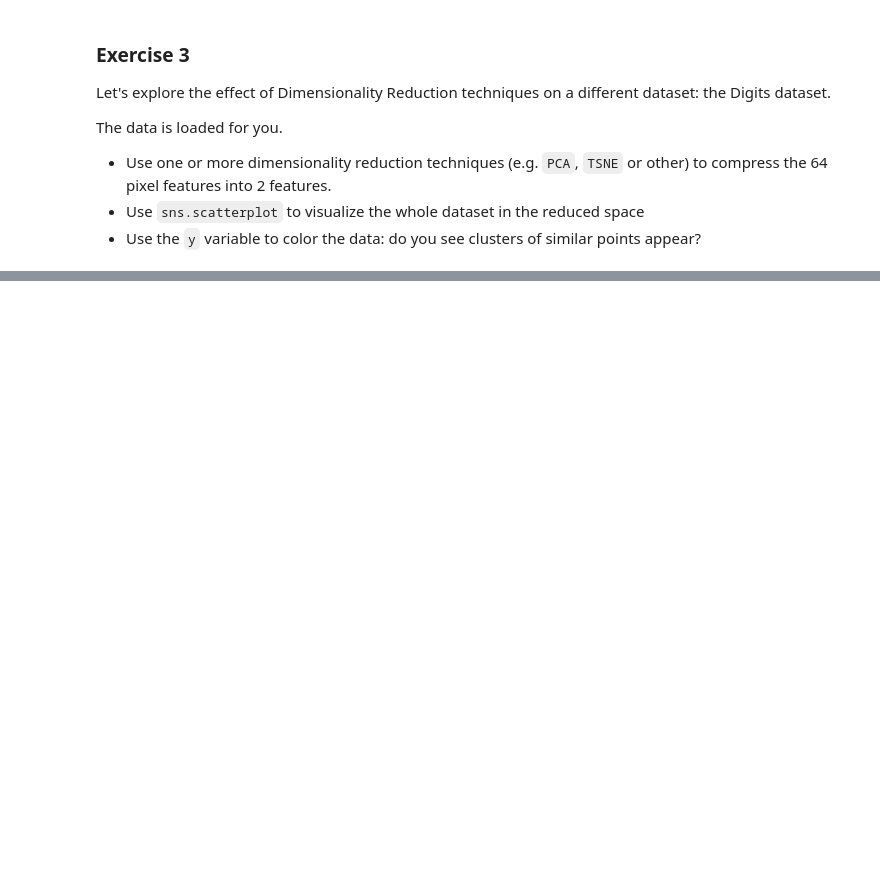
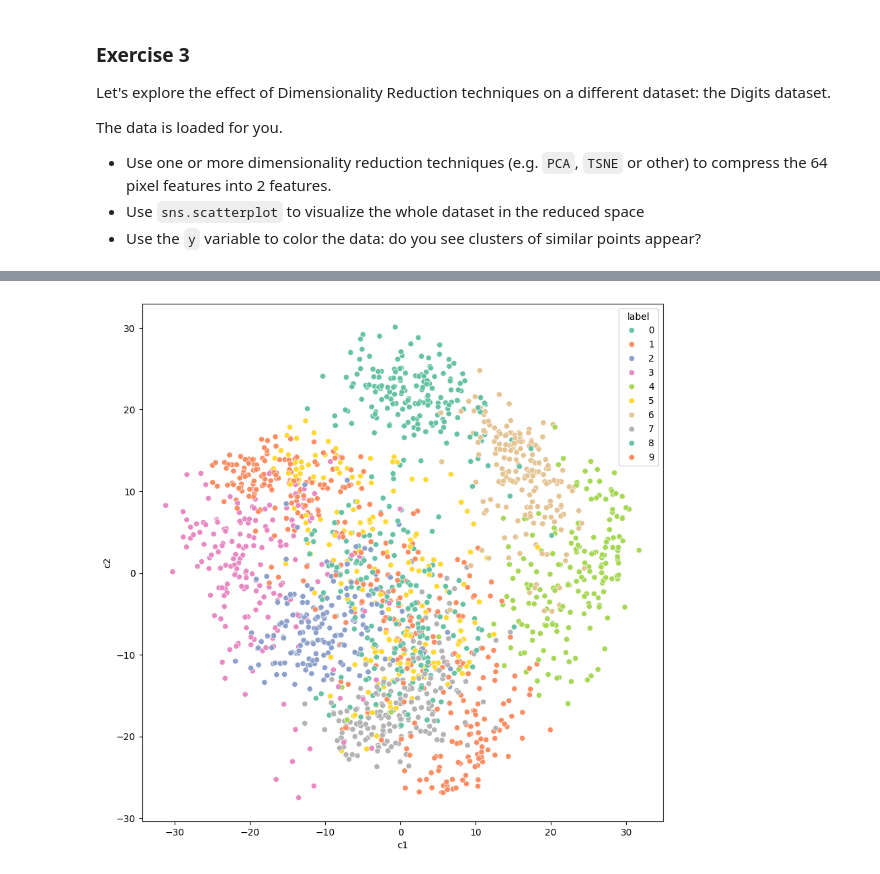
Before and after one commit to veiji/machine-learning, a Jupyter notebook: notebooks/Model_Evaluation_and_Dimensionality_Reduction_with_Scikit_Learn.ipynb, the cells around one changed output, grey strips where cells are left out. Cells and saved outputs as stored; diff of their text form; code cells hidden in the pictures; blank space fills up the shorter version.

```diff
--- a/notebooks/Model_Evaluation_and_Dimensionality_Reduction_with_Scikit_Learn.ipynb
+++ b/notebooks/Model_Evaluation_and_Dimensionality_Reduction_with_Scikit_Learn.ipynb
@@ -244,0 +274,9 @@ plt.imshow(X[1].reshape(8, 8), cmap='gray');
+# %%
+X_pca = pd.DataFrame(KernelPCA(n_components=2).fit_transform(X), columns=['c1', 'c2'])
+X_pca['label'] = y
+# %%
+# we can see that kernelPCA doesn't classify well the groups
+plt.figure(figsize=(10, 10))
+sns.scatterplot(x='c1', y='c2', hue='label', data=X_pca, palette="Set2");
+# %% [output]
+[figure, added]
```
Also changed, not shown: parts of 13 cells of this notebook.
